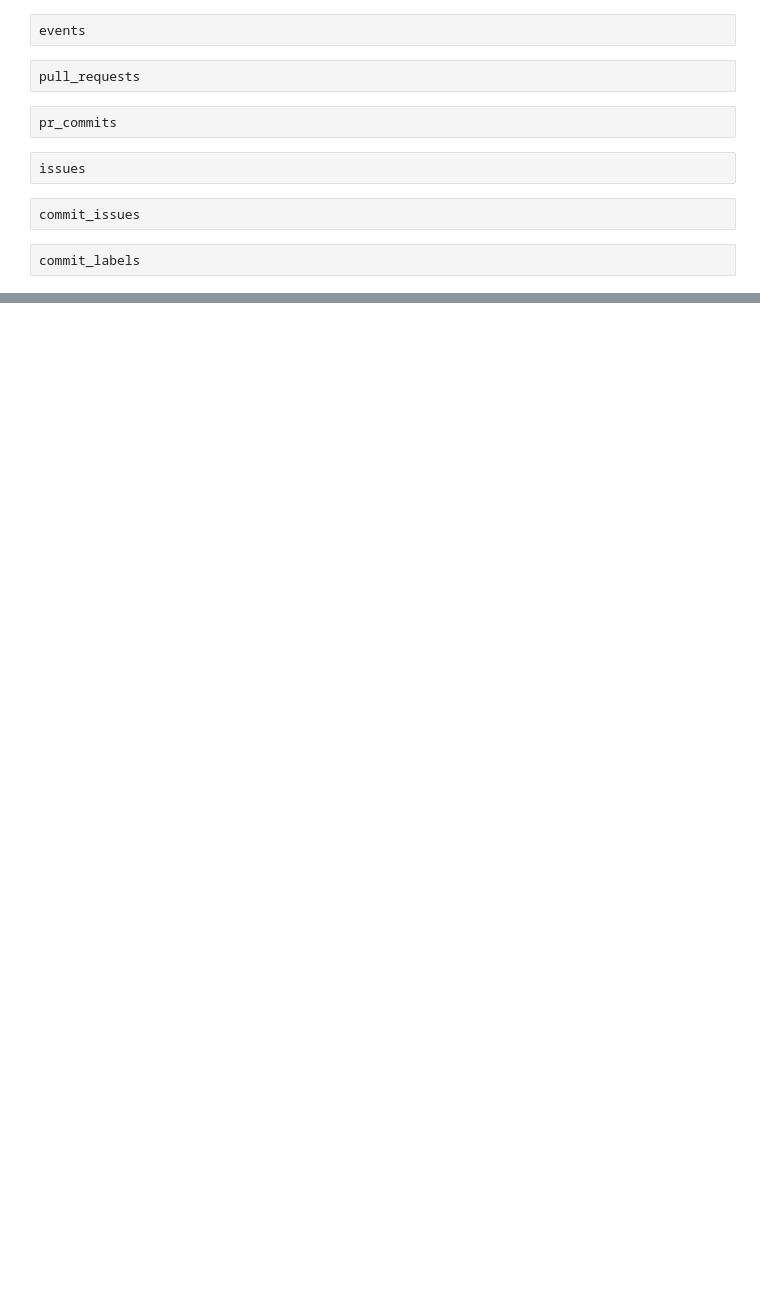
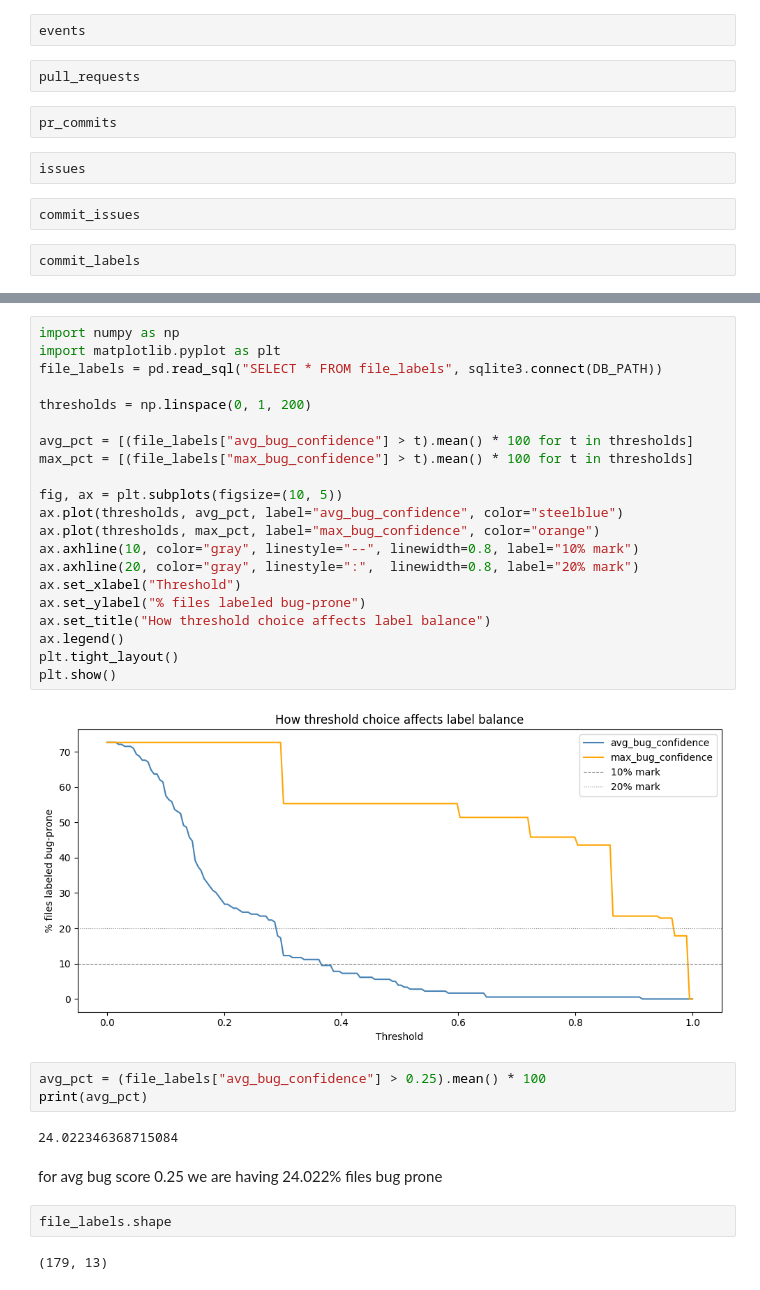
Before and after one commit to CreatineCoder/CodePulse, a Jupyter notebook: notebooks/explore_db.ipynb, the cells around one changed output, grey strips where cells are left out. Saved outputs shown, nothing was run; the diff lists cells and outputs as text; blank space fills up the shorter version.

```diff
--- a/notebooks/explore_db.ipynb
+++ b/notebooks/explore_db.ipynb
@@ -80,0 +115,34 @@ all_labels.value_counts().head(20)
+# %%
+import numpy as np
+import matplotlib.pyplot as plt
+file_labels = pd.read_sql("SELECT * FROM file_labels", sqlite3.connect(DB_PATH))
+
+thresholds = np.linspace(0, 1, 200)
+
+avg_pct = [(file_labels["avg_bug_confidence"] > t).mean() * 100 for t in thresholds]
+max_pct = [(file_labels["max_bug_confidence"] > t).mean() * 100 for t in thresholds]
+
+fig, ax = plt.subplots(figsize=(10, 5))
+ax.plot(thresholds, avg_pct, label="avg_bug_confidence", color="steelblue")
+ax.plot(thresholds, max_pct, label="max_bug_confidence", color="orange")
+ax.axhline(10, color="gray", linestyle="--", linewidth=0.8, label="10% mark")
+ax.axhline(20, color="gray", linestyle=":",  linewidth=0.8, label="20% mark")
+ax.set_xlabel("Threshold")
+ax.set_ylabel("% files labeled bug-prone")
+ax.set_title("How threshold choice affects label balance")
+ax.legend()
+plt.tight_layout()
+plt.show()
+# %% [output]
+[figure, added]
+# %%
+avg_pct = (file_labels["avg_bug_confidence"] > 0.25).mean() * 100
+print(avg_pct)
+# %% [output]
+24.022346368715084
+# %% [markdown]
+for avg bug score 0.25 we are having 24.022% files bug prone
+# %%
+file_labels.shape
+# %% [output]
+(179, 13)
```
Also changed, not shown: parts of 6 cells of this notebook, 4 other files.
